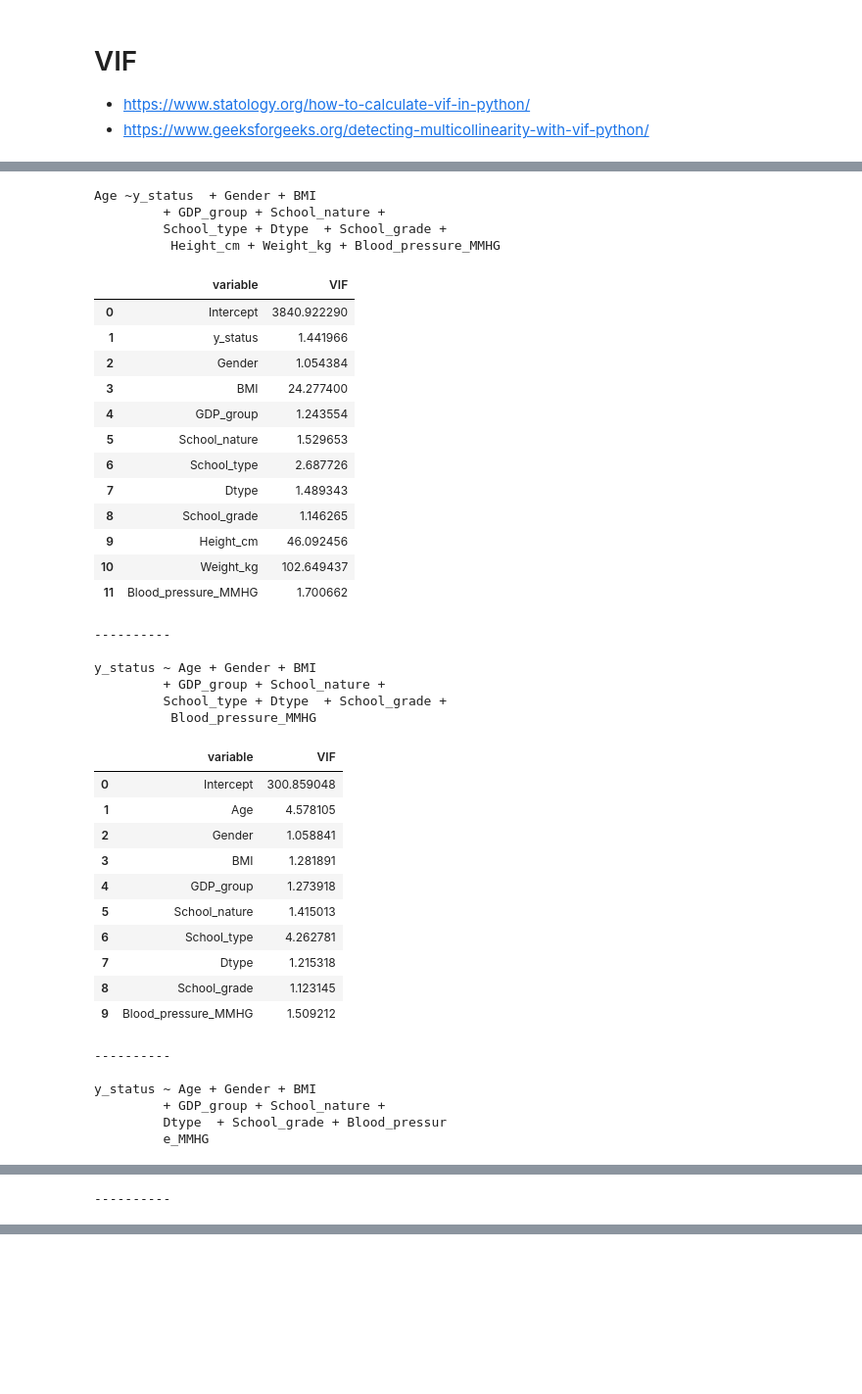
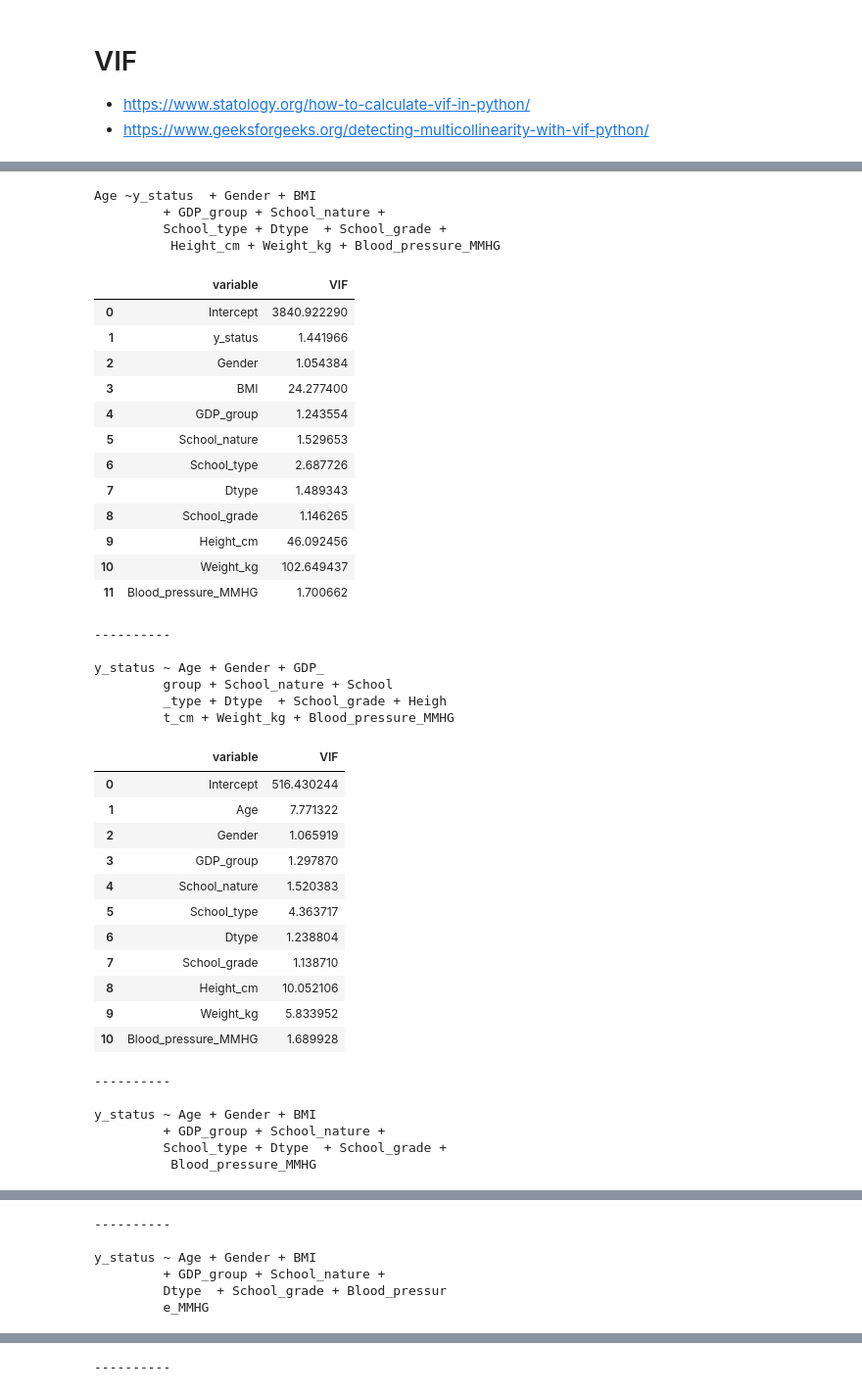
Before and after one commit to niklasbuschmann/contrast, a Jupyter notebook: notebooks/20220316___age_data_VIF.ipynb, the cells around one changed output, grey strips where cells are left out. Shown at 98% size. Cells and saved outputs as stored; diff of their text form; code cells hidden in the pictures; blank space fills up the shorter version.

```diff
--- a/notebooks/20220316___age_data_VIF.ipynb
+++ b/notebooks/20220316___age_data_VIF.ipynb
@@ -149,6 +149,7 @@ VIF
 # %%
 eqz = [
     'Age ~y_status  + Gender + BMI + GDP_group + School_nature + School_type + Dtype  + School_grade',
+    'y_status ~ Age + Gender + GDP_group + School_nature + School_type + Dtype  + School_grade',
     'y_status ~ Age + Gender + BMI + GDP_group + School_nature + School_type + Dtype  + School_grade',
     'y_status ~ Age + Gender + BMI + GDP_group + School_nature + Dtype  + School_grade',
 ]
@@ -159,51 +160,52 @@ for i, eq in enumerate(eqz, 1):
     eq = eq+" + "+hwb if i < len(eqz)-1 else eq+" + Blood_pressure_MMHG"
     print("")
     print(eq[:30])
     print("\t",eq[30:60])
     print("\t",eq[60:97])
     print("\t",eq[97:])
     #print( check_vif_of_eq(eq, dframe) )
     check_vif_of_eq(eq, dframe)
     print("-"*10)
 # %% [output]
 Age ~y_status  + Gender + BMI
          + GDP_group + School_nature +
          School_type + Dtype  + School_grade +
           Height_cm + Weight_kg + Blood_pressure_MMHG
 |  | variable | VIF |
 | 0 | Intercept | 3840.922290 |
 | 1 | y_status | 1.441966 |
 | 2 | Gender | 1.054384 |
 | 3 | BMI | 24.277400 |
 | 4 | GDP_group | 1.243554 |
 | 5 | School_nature | 1.529653 |
 | 6 | School_type | 2.687726 |
 | 7 | Dtype | 1.489343 |
 | 8 | School_grade | 1.146265 |
 | 9 | Height_cm | 46.092456 |
 | 10 | Weight_kg | 102.649437 |
 | 11 | Blood_pressure_MMHG | 1.700662 |
 ----------
 
-y_status ~ Age + Gender + BMI
-         + GDP_group + School_nature +
-         School_type + Dtype  + School_grade +
-          Blood_pressure_MMHG
+y_status ~ Age + Gender + GDP_
+         group + School_nature + School
+         _type + Dtype  + School_grade + Heigh
+         t_cm + Weight_kg + Blood_pressure_MMHG
 |  | variable | VIF |
-| 0 | Intercept | 300.859048 |
-| 1 | Age | 4.578105 |
-| 2 | Gender | 1.058841 |
-| 3 | BMI | 1.281891 |
-| 4 | GDP_group | 1.273918 |
-| 5 | School_nature | 1.415013 |
-| 6 | School_type | 4.262781 |
-| 7 | Dtype | 1.215318 |
-| 8 | School_grade | 1.123145 |
-| 9 | Blood_pressure_MMHG | 1.509212 |
+| 0 | Intercept | 516.430244 |
+| 1 | Age | 7.771322 |
+| 2 | Gender | 1.065919 |
+| 3 | GDP_group | 1.297870 |
+| 4 | School_nature | 1.520383 |
+| 5 | School_type | 4.363717 |
+| 6 | Dtype | 1.238804 |
+| 7 | School_grade | 1.138710 |
+| 8 | Height_cm | 10.052106 |
+| 9 | Weight_kg | 5.833952 |
+| 10 | Blood_pressure_MMHG | 1.689928 |
 ----------
 
 y_status ~ Age + Gender + BMI
          + GDP_group + School_nature +
-         Dtype  + School_grade + Blood_pressur
-         e_MMHG
+         School_type + Dtype  + School_grade +
+          Blood_pressure_MMHG
 |  | variable | VIF |
@@ -219 +222,6 @@ y_status ~ Age + Gender + BMI
 ----------
+
+y_status ~ Age + Gender + BMI
+         + GDP_group + School_nature +
+         Dtype  + School_grade + Blood_pressur
+         e_MMHG
@@ -219,0 +238 @@ y_status ~ Age + Gender + BMI
+----------
```
Also changed, not shown: parts of 5 cells of this notebook, 7 other files.
